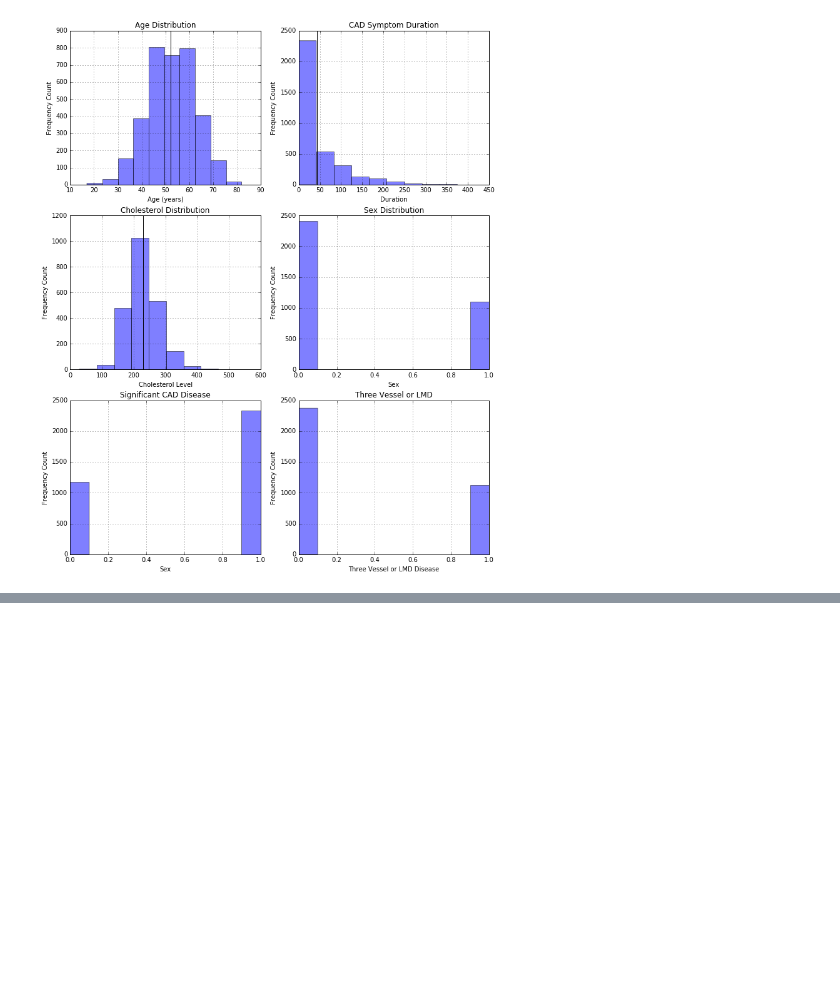
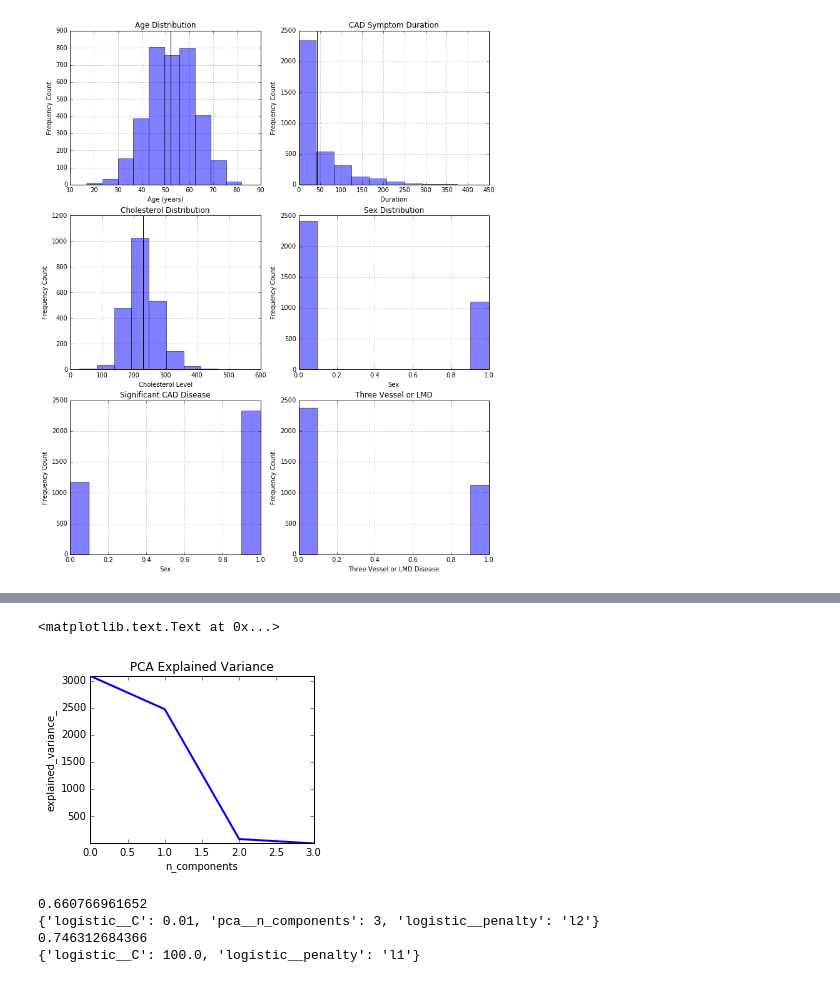
Before and after one commit to adam2392/mlworkshop, a Jupyter notebook: Analysis of Catheter Cardiovascular Data.ipynb, the cells around one changed output, grey strips where cells are left out. Cells and saved outputs as stored; diff of their text form; code cells hidden in the pictures; blank space fills up the shorter version.

Commit message:
Adding more figures and also the notebook.

```diff
--- a/Analysis of Catheter Cardiovascular Data.ipynb
+++ b/Analysis of Catheter Cardiovascular Data.ipynb
@@ -126,0 +126,65 @@ pipe = Pipeline(steps=[('pca', pca), ('logistic', logistic)])
+# %%
+# drop nan entries of data
+cleanedcathdata = cathdata.dropna()
+
+# create a cross-validation test/train split
+X_train, X_test, y_train, y_test = train_test_split(features, target_sigdz, test_size=0.3, random_state=0)
+
+# initialize the logistic model
+logistic = linear_model.LogisticRegression()
+
+# initialize the prinicple component analysis
+pca = decomposition.PCA()
+
+# apply PCA to the data
+features = cleanedcathdata[['sex', 'age', 'cad.dur', 'choleste']]
+target_sigdz = cleanedcathdata['sigdz']
+target_tvdlm = cleanedcathdata['tvdlm']
+pca.fit(features)
+
+plt.figure(1, figsize=(4, 3))
+plt.plot(pca.explained_variance_, linewidth=2)
+plt.axis('tight')
+plt.title('PCA Explained Variance')
+plt.xlabel('n_components')
+plt.ylabel('explained_variance_')
+# %% [output]
+<matplotlib.text.Text at 0x...>
+[figure, added]
+# %%
+# parameters for each of the pipeline to test
+n_components = [1, 2, 3]
+Cs = np.logspace(-4, 4, 5)
+penalty = ['l1', 'l2']
+
+# create a pipe of our different operations
+pipe = Pipeline(steps=[('pca', pca), ('logistic', logistic)])
+
+# create a grid search on different combination of parameters
+estimator = GridSearchCV(pipe, dict(
+        pca__n_components = n_components,
+        logistic__C = Cs,
+        logistic__penalty = penalty
+    ))
+
+estimator.fit(X_train, y_train)
+print estimator.score(X_test, y_test)
+print estimator.best_params_
+
+# create a pipe of our different operations
+pipe = Pipeline(steps=[('logistic', logistic)])
+
+# create a grid search on different combination of parameters
+estimator = GridSearchCV(pipe, dict(
+        logistic__C = Cs,
+        logistic__penalty = penalty
+    ))
+
+estimator.fit(X_train, y_train)
+print estimator.score(X_test, y_test)
+print estimator.best_params_
+# %% [output]
+0.660766961652
+{'logistic__C': 0.01, 'pca__n_components': 3, 'logistic__penalty': 'l2'}
+0.746312684366
+{'logistic__C': 100.0, 'logistic__penalty': 'l1'}
```
Also changed, not shown: parts of 8 cells of this notebook, 1 other file.
